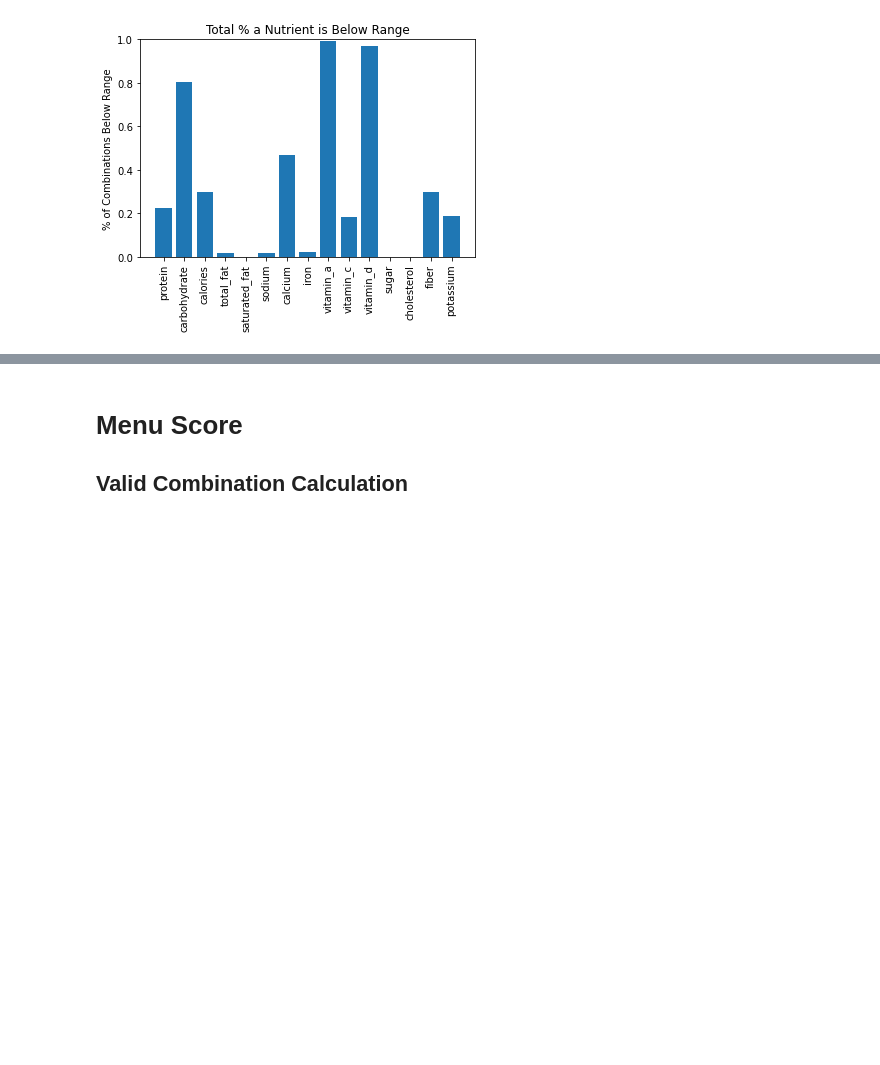
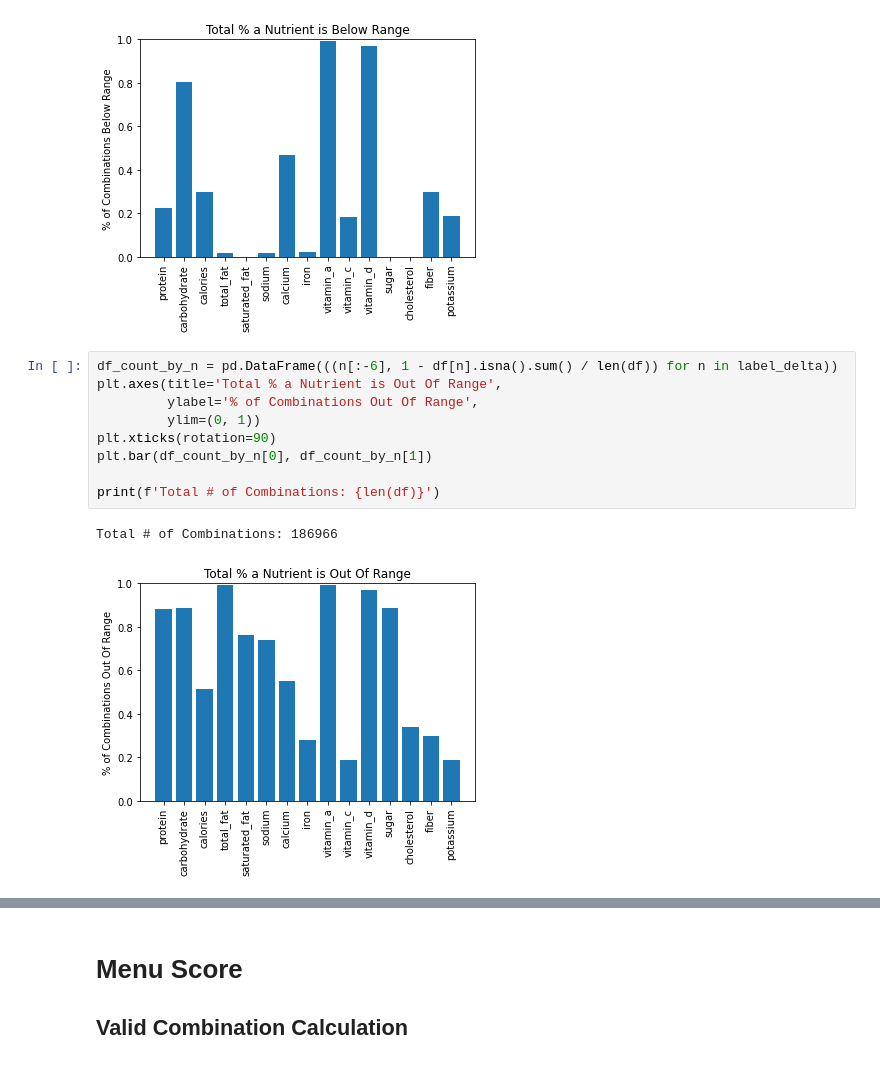
Before and after one commit to weplate/may02-trim-analysis, a Jupyter notebook: Analysis.ipynb, the cells around one changed output, grey strips where cells are left out. Cells and saved outputs as stored; diff of their text form; blank space fills up the shorter version.

```diff
--- a/Analysis.ipynb
+++ b/Analysis.ipynb
@@ -135,3 +160,15 @@ print(f'Total # of Combinations: {len(df)}')
 # %% [output]
 Total # of Combinations: 186966
 [figure]
+# %%
+df_count_by_n = pd.DataFrame(((n[:-6], 1 - df[n].isna().sum() / len(df)) for n in label_delta))
+plt.axes(title='Total % a Nutrient is Out Of Range',
+         ylabel='% of Combinations Out Of Range',
+         ylim=(0, 1))
+plt.xticks(rotation=90)
+plt.bar(df_count_by_n[0], df_count_by_n[1])
+
+print(f'Total # of Combinations: {len(df)}')
+# %% [output]
+Total # of Combinations: 186966
+[figure, added]
```
Also changed, not shown: parts of 14 cells of this notebook, 13 other files.
